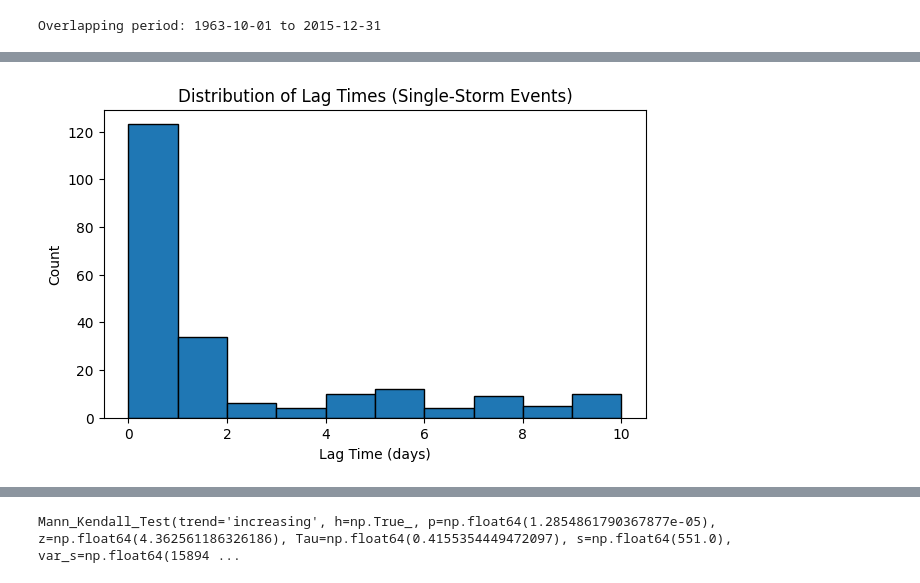
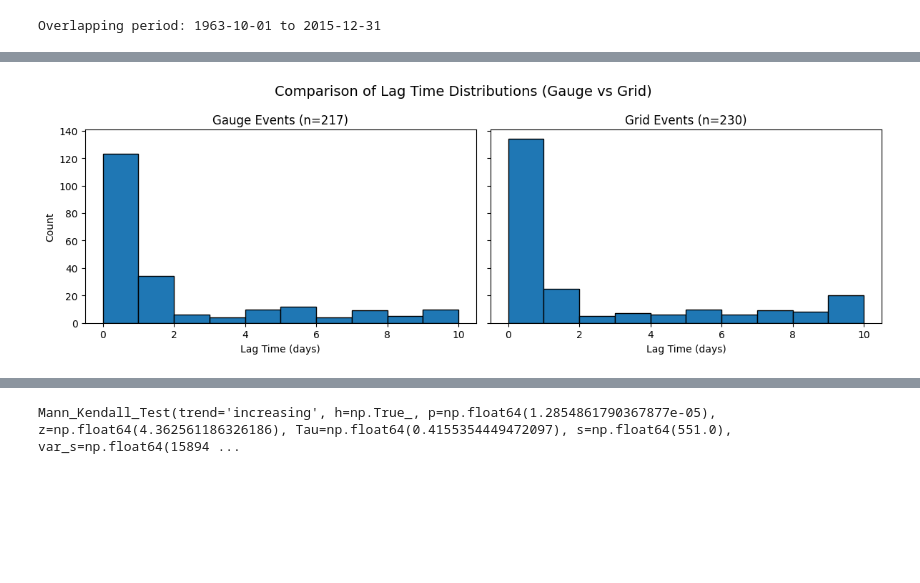
Before and after one commit to ROmslaer/ROmslaer895, a Jupyter notebook: ROmslaer Final Project.ipynb, the cells around one changed output, grey strips where cells are left out. Cells and saved outputs as stored; diff of their text form; code cells hidden in the pictures; blank space fills up the shorter version.

```diff
--- a/ROmslaer Final Project.ipynb
+++ b/ROmslaer Final Project.ipynb
@@ -219,7 +114,0 @@ ax.legend()
-# %%
-fig, ax = plt.subplots()
-ax.plot(project.index, project['Grid Precip (in)'], label='Grid Precip (in)', color='cyan', alpha=0.7)
-ax.set_xlabel('Date')
-ax.set_ylabel('Precipitation (inches)', color='blue')
-ax.set_title('Precipitation at Jefferson, NH')
-ax.legend()
@@ -229,7 +114,0 @@ ax.legend()
-# %%
-fig, ax = plt.subplots()
-ax.plot(project.index, project['Gauge Precip (in)'], label='Gauge Precip (in)', color='purple', alpha=0.7)
-ax.set_xlabel('Date')
-ax.set_ylabel('Precipitation (inches)', color='blue')
-ax.set_title('Precipitation at Jefferson, NH')
-ax.legend()
@@ -329,31 +243,66 @@ def find_events_and_lags(df, precip_col='Gauge Precip (in)', q=0.9, min_gap_days
     events_df = pd.DataFrame(events)
     return events_df, threshold
 # %%
-events_df, threshold = find_events_and_lags(project_complete, q=0.9, min_gap_days=10, window_days=10, require_single_day=True)
-print(f"90th percentile threshold: {threshold:.2f} in")
-print(f"Filtered to {len(events_df)} clean single-storm events.")
+events_df, threshold = find_events_and_lags(project_complete, q=0.9,
+                                            min_gap_days=10, window_days=10,
+                                            require_single_day=True)
+
+print(f"90th percentile threshold (Gauge-based): {threshold:.2f} in")
+print(f"Filtered to {len(events_df)} clean single-storm events.\n")
+
 if not events_df.empty:
     print(events_df[['event_date', 'lag_days', 'rain_amount', 'peak_discharge']])
     print("\nLag time summary:")
     print(events_df['lag_days'].describe())
 
-    plt.figure(figsize=(7, 4))
-    plt.hist(events_df['lag_days'], bins=range(0, 11), edgecolor='black')
-    plt.xlabel('Lag Time (days)')
-    plt.ylabel('Count')
-    plt.title('Distribution of Lag Times (Single-Storm Events)')
+    # ----------------------------
+    # 2. Grid-based events for lag comparison
+    # ----------------------------
+    events_df_grid, threshold_grid = find_events_and_lags(
+        project_complete, q=0.9,
+        min_gap_days=10, window_days=10,
+        require_single_day=True,
+        precip_col='Grid Precip (in)'  # override
+    )
+
+    print(f"\n90th percentile threshold (Grid-based): {threshold_grid:.2f} in")
+    print(f"Filtered to {len(events_df_grid)} grid-based events.")
+
+    # ----------------------------
+    # 3. Side-by-side histograms: Gauge vs Grid
+    # ----------------------------
+    fig, axes = plt.subplots(1, 2, figsize=(12, 4), sharex=True, sharey=True)
+
+    axes[0].hist(events_df['lag_days'], bins=range(0, 11), edgecolor='black')
+    axes[0].set_title(f'Gauge Events (n={len(events_df)})')
+    axes[0].set_xlabel('Lag Time (days)')
+    axes[0].set_ylabel('Count')
+
+    axes[1].hist(events_df_grid['lag_days'], bins=range(0, 11), edgecolor='black')
+    axes[1].set_title(f'Grid Events (n={len(events_df_grid)})')
+    axes[1].set_xlabel('Lag Time (days)')
+
+    fig.suptitle("Comparison of Lag Time Distributions (Gauge vs Grid)", fontsize=14)
+    plt.tight_layout()
     plt.show()
+
     events_df = events_df.copy()
     events_df['month'] = events_df['event_date'].dt.month
-    events_df['season'] = pd.cut(events_df['month'], bins=[0, 3, 6, 9, 12],
-                                 labels=['Winter', 'Spring', 'Summer', 'Fall'],
-                                 include_lowest=True, right=False)
+    events_df['season'] = pd.cut(
+        events_df['month'], bins=[0, 3, 6, 9, 12],
+        labels=['Winter', 'Spring', 'Summer', 'Fall'],
+        include_lowest=True, right=False
+    )
     events_df.loc[events_df['month'].isin([12, 1, 2]), 'season'] = 'Winter'
+
+    print("\nLag times by season (Gauge-based):")
     print(events_df.groupby('season')['lag_days'].describe())
+
     fig, axes = plt.subplots(2, 2, figsize=(10, 8), sharex=True, sharey=True)
     axes = axes.flatten()
     seasons = ['Winter', 'Spring', 'Summer', 'Fall']
     bins = range(0, 11)
+
     for ax, season in zip(axes, seasons):
         subset = events_df[events_df['season'] == season]['lag_days']
         ax.hist(subset, bins=bins, edgecolor='black')
@@ -361,16 +310,11 @@ if not events_df.empty:
         ax.set_xlabel('Lag Time (days)')
         ax.set_ylabel('Count')
         ax.grid(True, alpha=0.3)
-    fig.suptitle('Lag Time Distribution by Season', fontsize=14)
+
+    fig.suptitle('Lag Time Distribution by Season (Gauge)', fontsize=14)
     plt.tight_layout()
     plt.show()
 
-    plt.figure()
-    plt.scatter(events_df['rain_amount'], events_df['lag_days'], alpha=0.6)
-    plt.xlabel('Rain Amount (in)')
-    plt.ylabel('Lag Time (days)')
-    plt.title('Rainfall Magnitude vs Lag Time')
-    plt.show()
 else:
     print("No events found after filtering.")
 # %% [output]
@@ -394 +338 @@ Name: lag_days, dtype: float64
-[figure, old version]
+[figure, new version]
```
Also changed, not shown: parts of 23 cells of this notebook.
